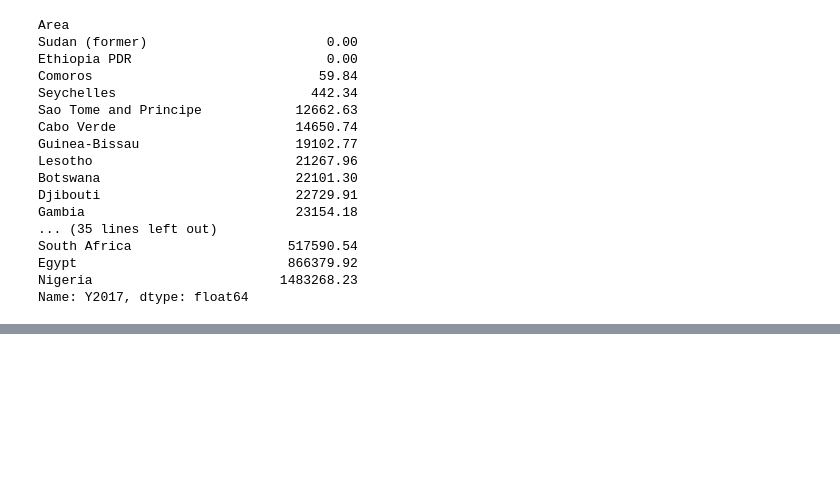
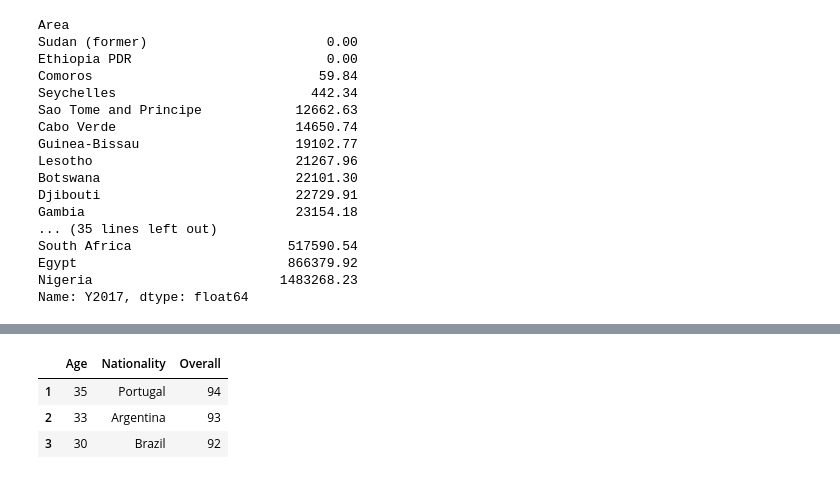
Before and after one commit to Imokut/My-Works, a Jupyter notebook: Hamoye Internship/Intro to Python/Tag along code.ipynb, the cells around one changed output, grey strips where cells are left out. Saved outputs shown, nothing was run; the diff lists cells and outputs as text; code cells hidden in the pictures; blank space fills up the shorter version.

```diff
--- a/Hamoye Internship/Intro to Python/Tag along code.ipynb
+++ b/Hamoye Internship/Intro to Python/Tag along code.ipynb
@@ -142,0 +179,7 @@ df.groupby('Element')
+# %%
+pd.DataFrame(lst, columns=col, index=[i for i in range(1,4)])
+# %% [output]
+|  | Age | Nationality | Overall |
+| 1 | 35 | Portugal | 94 |
+| 2 | 33 | Argentina | 93 |
+| 3 | 30 | Brazil | 92 |
```
Also changed, not shown: parts of 10 cells of this notebook.
